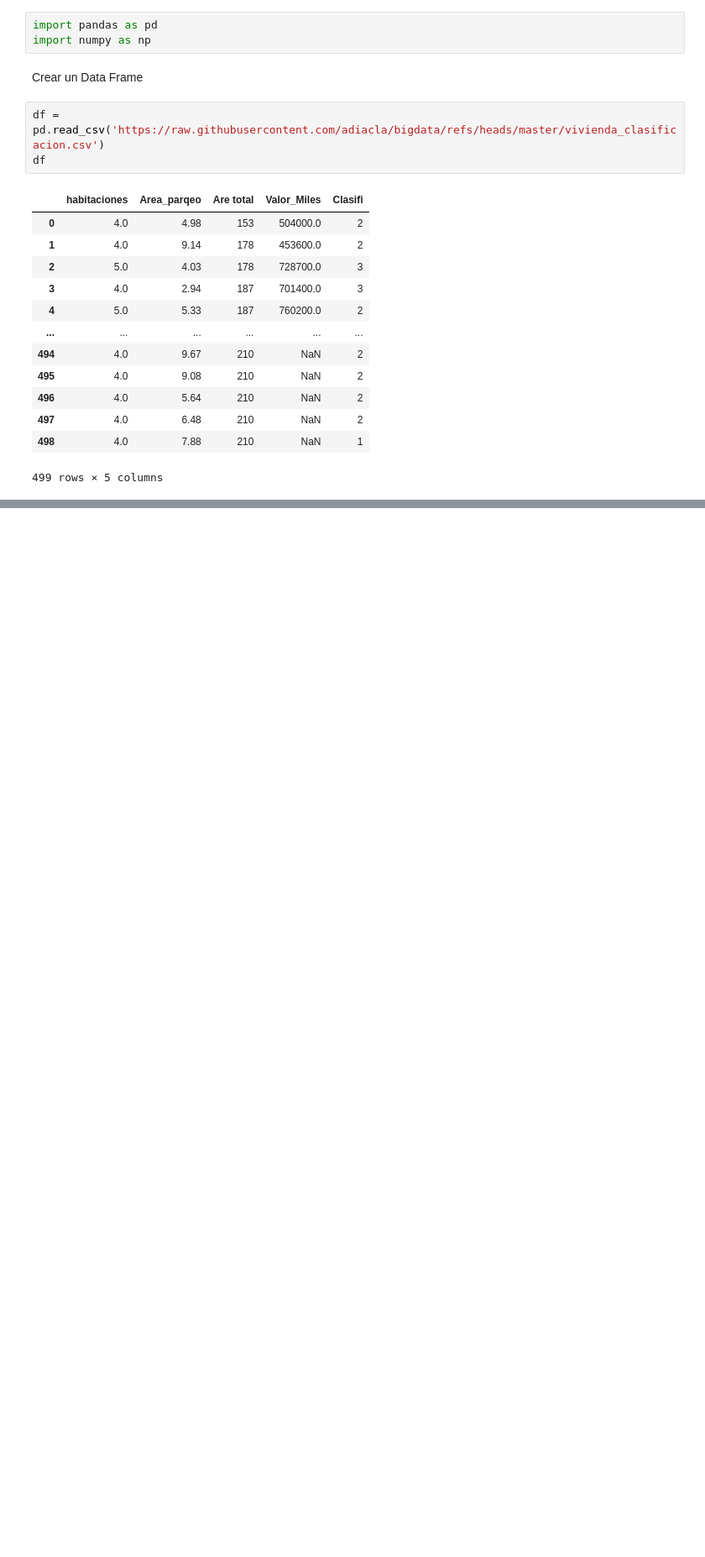
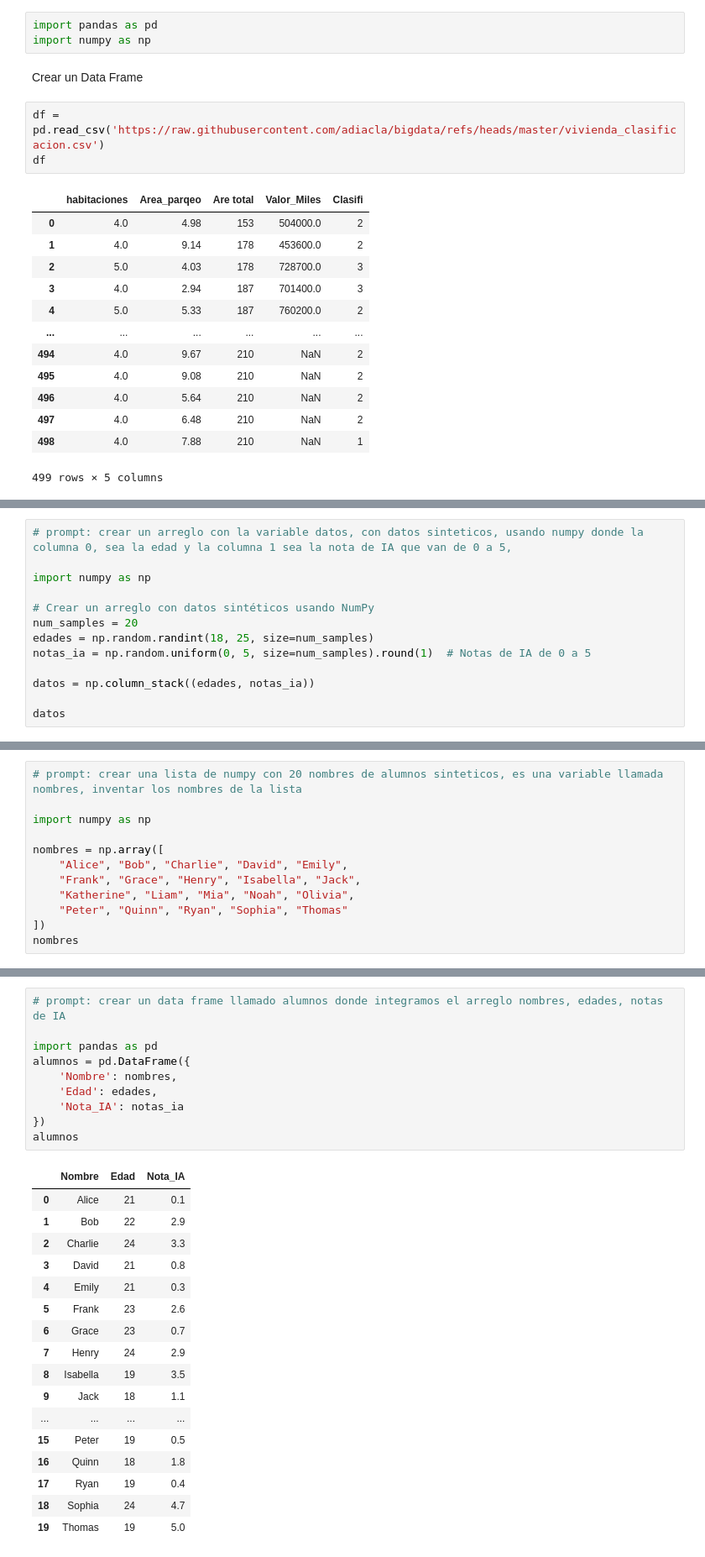
Before and after one commit to JGutierrez25/Clase-IA, a Jupyter notebook: EDA.ipynb, the cells around one changed output, grey strips where cells are left out. Shown at 84% size. Drawn from its saved outputs; the diff is of its cells as text; blank space fills up the shorter version.

```diff
--- a/EDA.ipynb
+++ b/EDA.ipynb
@@ -27,0 +51,13 @@ df
+# %%
+# prompt: crear un arreglo con la variable datos, con datos sinteticos, usando numpy donde la columna 0, sea la edad y la columna 1 sea la nota de IA que van de 0 a 5,
+
+import numpy as np
+
+# Crear un arreglo con datos sintéticos usando NumPy
+num_samples = 20
+edades = np.random.randint(18, 25, size=num_samples)
+notas_ia = np.random.uniform(0, 5, size=num_samples).round(1)  # Notas de IA de 0 a 5
+
+datos = np.column_stack((edades, notas_ia))
+
+datos
@@ -27,0 +153,12 @@ df
+# %%
+# prompt: crear una lista de numpy con 20 nombres de alumnos sinteticos, es una variable llamada nombres, inventar los nombres de la lista
+
+import numpy as np
+
+nombres = np.array([
+    "Alice", "Bob", "Charlie", "David", "Emily",
+    "Frank", "Grace", "Henry", "Isabella", "Jack",
+    "Katherine", "Liam", "Mia", "Noah", "Olivia",
+    "Peter", "Quinn", "Ryan", "Sophia", "Thomas"
+])
+nombres
@@ -27,0 +170,28 @@ df
+# %%
+# prompt: crear un data frame llamado alumnos donde integramos el arreglo nombres, edades, notas de IA
+
+import pandas as pd
+alumnos = pd.DataFrame({
+    'Nombre': nombres,
+    'Edad': edades,
+    'Nota_IA': notas_ia
+})
+alumnos
+# %% [output]
+|  | Nombre | Edad | Nota_IA |
+| 0 | Alice | 21 | 0.1 |
+| 1 | Bob | 22 | 2.9 |
+| 2 | Charlie | 24 | 3.3 |
+| 3 | David | 21 | 0.8 |
+| 4 | Emily | 21 | 0.3 |
+| 5 | Frank | 23 | 2.6 |
+| 6 | Grace | 23 | 0.7 |
+| 7 | Henry | 24 | 2.9 |
+| 8 | Isabella | 19 | 3.5 |
+| 9 | Jack | 18 | 1.1 |
+| ... | ... | ... | ... |
+| 15 | Peter | 19 | 0.5 |
+| 16 | Quinn | 18 | 1.8 |
+| 17 | Ryan | 19 | 0.4 |
+| 18 | Sophia | 24 | 4.7 |
+| 19 | Thomas | 19 | 5.0 |
```
Also changed, not shown: parts of 20 cells of this notebook.
